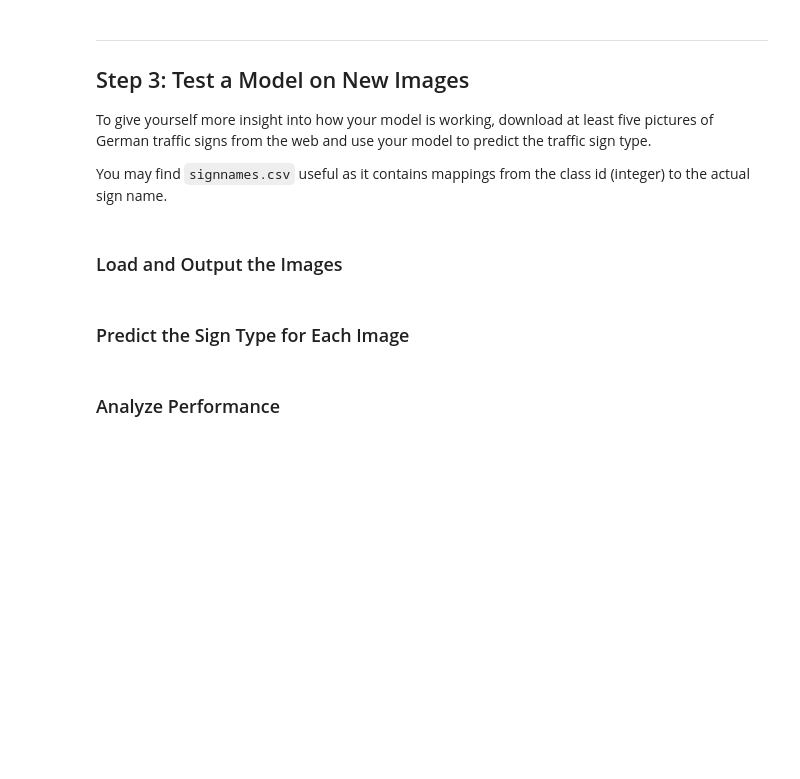
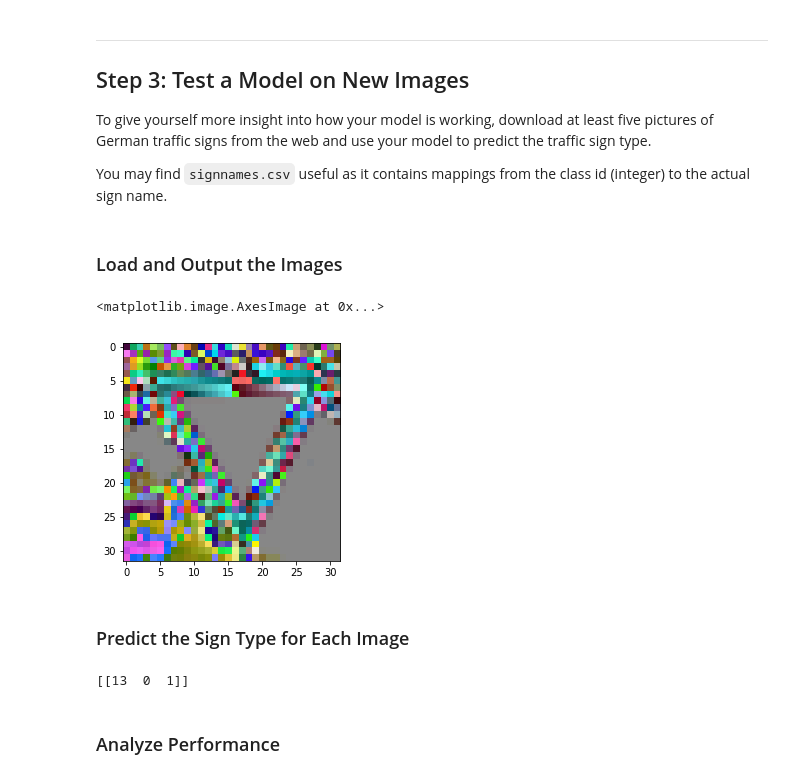
Before and after one commit to AfterDreaming/CarND-Traffic-Sign-Classifier-Project, a Jupyter notebook: Traffic_Sign_Classifier.ipynb, the cells around one changed output. Cells and saved outputs as stored; diff of their text form; code cells hidden in the pictures; blank space fills up the shorter version.

```diff
--- a/Traffic_Sign_Classifier.ipynb
+++ b/Traffic_Sign_Classifier.ipynb
@@ -136,16 +136,12 @@ import numpy as np
 
 # print (X_train.dtype)
 
-X_train = (X_train.astype(np.float32) - 128)/128
-X_valid = np.divide(np.subtract(X_valid.astype(np.int16), 128), 128)
-X_test = np.divide(np.subtract(X_test.astype(np.int16), 128), 128)
 
-# gery scale
+X_train = (X_train - X_train.mean()) / np.std(X_train)
+X_valid = (X_valid - X_valid.mean()) / np.std(X_valid)
+X_test = (X_test - X_test.mean()) / np.std(X_test)
 
-
-# print(X_train_normalized)
-# print(np.subtract(1.0, 4.0))
 print((X_train))
 
-print(len(X_train))
+print(len(y_test))
 # %% [output]
@@ -175,7 +175,7 @@ print(len(X_train))
 # import necessary package
 import tensorflow as tf
 
-EPOCHS = 10
+EPOCHS = 50
 BATCH_SIZE = 128
 # %%
 from tensorflow.contrib.layers import flatten
@@ -211,22 +211,30 @@ def LeNet(x):
     fc0   = flatten(conv2)
 
     # SOLUTION: Layer 3: Fully Connected. Input = 400. Output = 120.
-    fc1_W = tf.Variable(tf.truncated_normal(shape=(400, 120), mean = mu, stddev = sigma))
-    fc1_b = tf.Variable(tf.zeros(120))
+    fc1_W = tf.Variable(tf.truncated_normal(shape=(400, 600), mean = mu, stddev = sigma))
+    fc1_b = tf.Variable(tf.zeros(600))
     fc1   = tf.matmul(fc0, fc1_W) + fc1_b
 
     # SOLUTION: Activation.
     fc1    = tf.nn.relu(fc1)
 
+    # SOLUTION: Layer 3: Fully Connected. Input = 400. Output = 120.
+    a_fc1_W = tf.Variable(tf.truncated_normal(shape=(600, 300), mean = mu, stddev = sigma))
+    a_fc1_b = tf.Variable(tf.zeros(300))
+    a_fc1   = tf.matmul(fc1, a_fc1_W) + a_fc1_b
+
+    # SOLUTION: Activation.
+    a_fc1    = tf.nn.relu(a_fc1)
+
     # SOLUTION: Layer 4: Fully Connected. Input = 120. Output = 84.
-    fc2_W  = tf.Variable(tf.truncated_normal(shape=(120, 84), mean = mu, stddev = sigma))
+    fc2_W  = tf.Variable(tf.truncated_normal(shape=(300, 84), mean = mu, stddev = sigma))
     fc2_b  = tf.Variable(tf.zeros(84))
-    fc2    = tf.matmul(fc1, fc2_W) + fc2_b
+    fc2    = tf.matmul(a_fc1, fc2_W) + fc2_b
 
     # SOLUTION: Activation.
     fc2    = tf.nn.relu(fc2)
 
-    # SOLUTION: Layer 5: Fully Connected. Input = 84. Output = 10.
+    # SOLUTION: Layer 5: Fully Connected. Input = 84. Output = n_classes.
     fc3_W  = tf.Variable(tf.truncated_normal(shape=(84, n_classes), mean = mu, stddev = sigma))
     fc3_b  = tf.Variable(tf.zeros(n_classes))
     logits = tf.matmul(fc2, fc3_W) + fc3_b
@@ -326,12 +330,29 @@ You may find `signnames.csv` useful as it contains mappings from the class id (i
 # %%
 ### Load the images and plot them here.
 ### Feel free to use as many code cells as needed.
+img=X_train[600]
+img_label= y_train[600]
+plt.imshow(img)
+# %% [output]
+<matplotlib.image.AxesImage at 0x...>
+[figure, added]
 # %% [markdown]
 ### Predict the Sign Type for Each Image
 # %%
 ### Run the predictions here and use the model to output the prediction for each image.
 ### Make sure to pre-process the images with the same pre-processing pipeline used earlier.
 ### Feel free to use as many code cells as needed.
+softmax = tf.nn.softmax(logits)
+top_k = tf.nn.top_k(softmax, k=3)
+
+with tf.Session() as sess:
+    saver.restore(sess, tf.train.latest_checkpoint('.'))
+    softmax_out = sess.run(softmax, feed_dict={x: [img]})
+    top_k_out = sess.run(top_k, feed_dict={x: [img]})
+
+    print(top_k_out.indices)
+# %% [output]
+[[13  0  1]]
 # %% [markdown]
 ### Analyze Performance
 # %%
```
Also changed, not shown: parts of 6 cells of this notebook.
